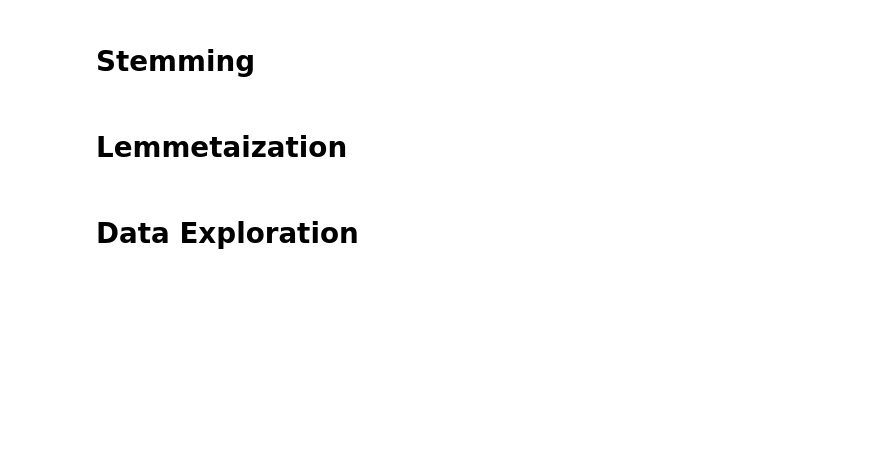
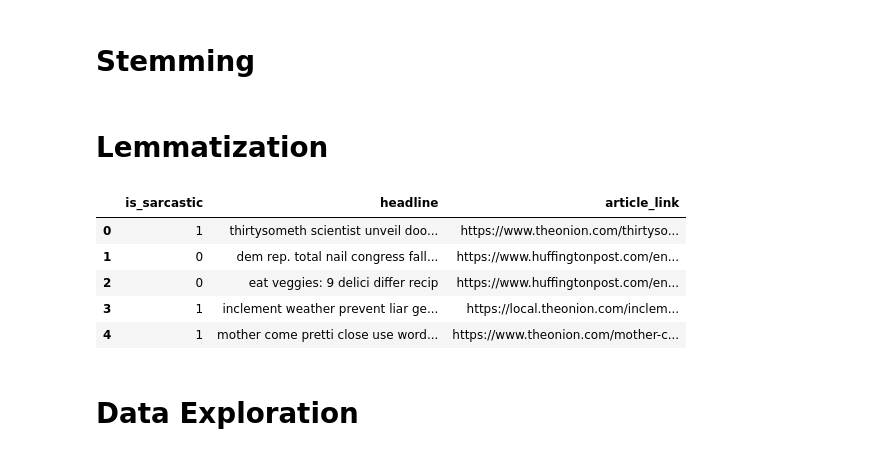
Before and after one commit to LaplaceDBen/Sarcasm_Detection, a Jupyter notebook: Sarcasm_Data_Exploration.ipynb, the cells around one changed output. Drawn from its saved outputs; the diff is of its cells as text; code cells hidden in the pictures; blank space fills up the shorter version.

```diff
--- a/Sarcasm_Data_Exploration.ipynb
+++ b/Sarcasm_Data_Exploration.ipynb
@@ -88,5 +75,5 @@ df['headline'][9]
 ps = PorterStemmer()
 df['headline'] = df['headline'].apply(lambda x: ' '.join([ps.stem(word) for word in x.split()]))
 # %% [markdown]
-# Lemmetaization
+# Lemmatization
 # %%
@@ -96,6 +80,15 @@ from nltk.stem import WordNetLemmatizer
 lemmatizer = WordNetLemmatizer()
 
 df['headline'] = df['headline'].apply(lambda x: ' '.join([lemmatizer.lemmatize(word) for word in x.split()]))
+# %%
+df.head()
+# %% [output]
+|  | is_sarcastic | headline | article_link |
+| 0 | 1 | thirtysometh scientist unveil doo... | https://www.theonion.com/thirtyso... |
+| 1 | 0 | dem rep. total nail congress fall... | https://www.huffingtonpost.com/en... |
+| 2 | 0 | eat veggies: 9 delici differ recip | https://www.huffingtonpost.com/en... |
+| 3 | 1 | inclement weather prevent liar ge... | https://local.theonion.com/inclem... |
+| 4 | 1 | mother come pretti close use word... | https://www.theonion.com/mother-c... |
 # %% [markdown]
 # Data Exploration
 # %%
```
Also changed, not shown: parts of 6 cells of this notebook, 7 other files.
